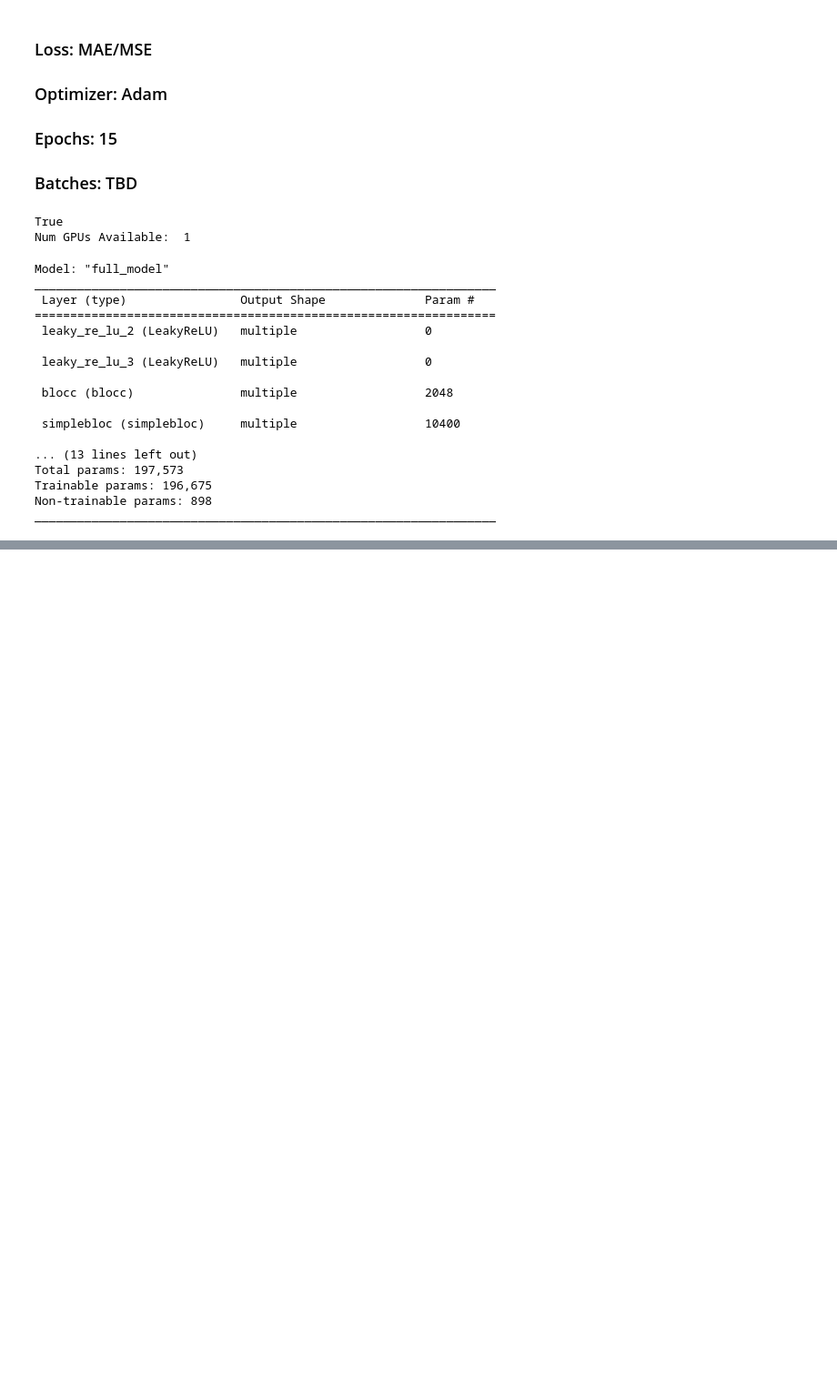
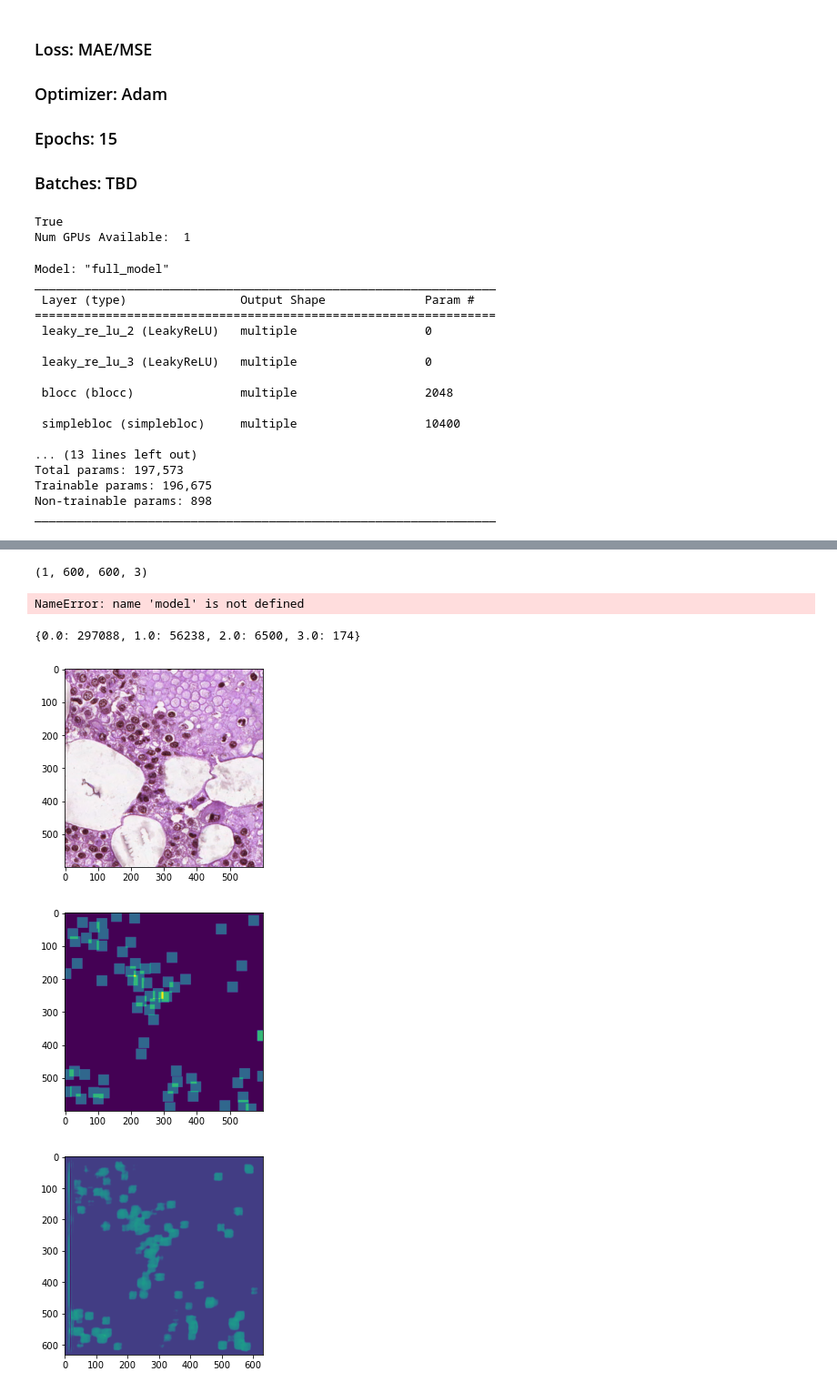
Before and after one commit to michaelmez39/cell_counting_analysis, a Jupyter notebook: model.ipynb, the cells around one changed output, grey strips where cells are left out. Shown: that part at 91% size. Saved outputs shown, nothing was run; the diff lists cells and outputs as text; code cells hidden in the pictures; blank space fills up the shorter version.

```diff
--- a/model.ipynb
+++ b/model.ipynb
@@ -266,0 +260,53 @@ Detected at node 'full_model/simplebloc_2/blocc_6/conv2d_6/Conv2D' defined at (m
+# %%
+
+model = keras.models.load_model('./prelim')
+# %%
+pp = cv2.imread('./not1.png')
+not_pp = cv2.imread('./notation.png')
+not_shp = cv2.cvtColor(not_pp, cv2.COLOR_BGR2GRAY)
+not_shp = np.float32(not_shp)
+not_shp = cv2.normalize(not_shp, None, 0, 1, cv2.NORM_MINMAX)
+not_shp = not_shp[np.newaxis, ..., np.newaxis]
+
+
+shp = np.float32(pp)
+shp = shp[np.newaxis]
+shp.shape
+# %% [output]
+(1, 600, 600, 3)
+# %%
+ppp = model.predict(shp)
+lay = layers.Conv2D(1, 32, padding='same', use_bias=False, kernel_initializer='Ones')
+
+label_image = lay(not_shp)
+label_image = label_image[0]
+
+ppp.shape
+# %% [output]
+NameError: name 'model' is not defined
+# %%
+pixels = {}
+for row in np.array(label_image):
+    for val in row:
+        if val[0] not in pixels:
+            pixels[val[0]] = 1
+
+        else:
+            pixels[val[0]] += 1
+
+pixels
+# %% [output]
+{0.0: 297088, 1.0: 56238, 2.0: 6500, 3.0: 174}
+# %%
+plt.imshow(pp)
+plt.show()
+
+plt.imshow(label_image)
+plt.show()
+
+plt.imshow(ppp[0])
+plt.show()
+# %% [output]
+[figure, added]
+[figure, added]
+[figure, added]
```
Also changed, not shown: parts of 6 cells of this notebook, 49 other files.
